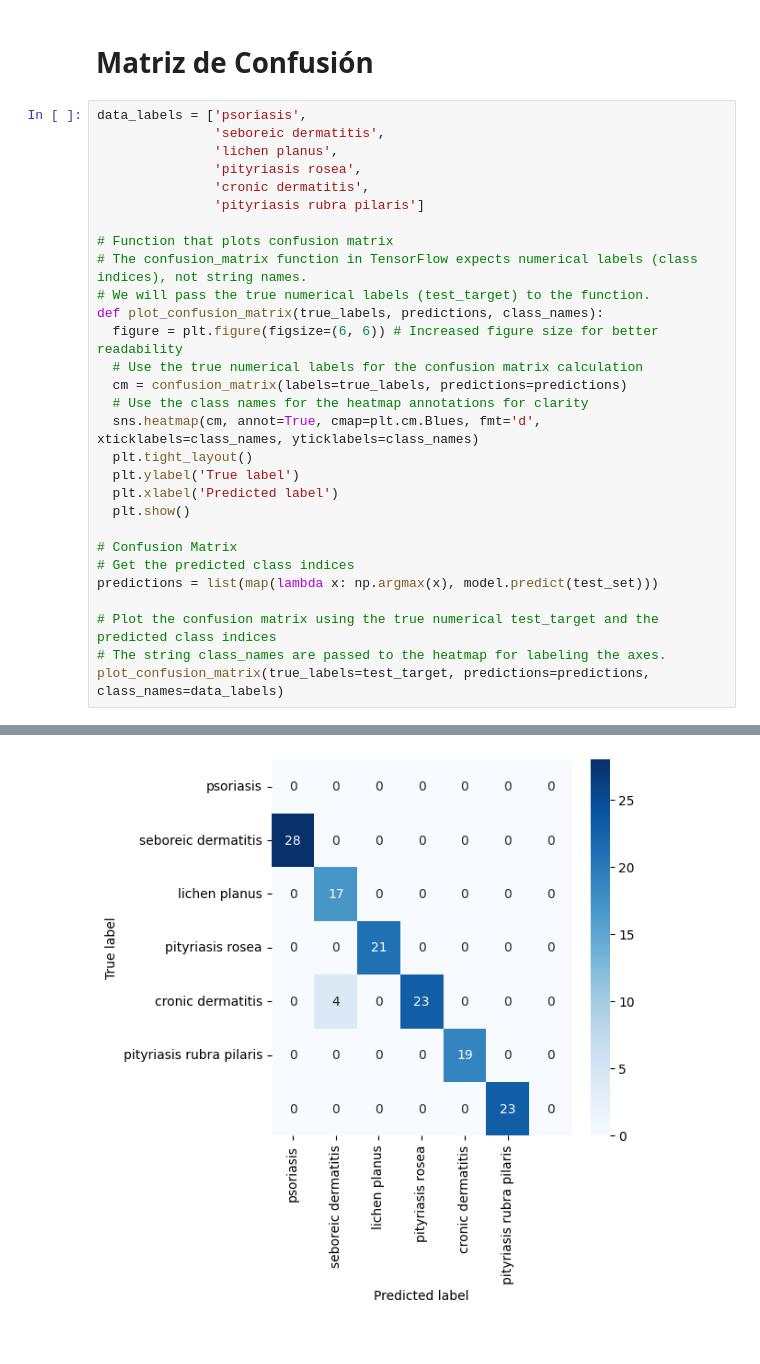
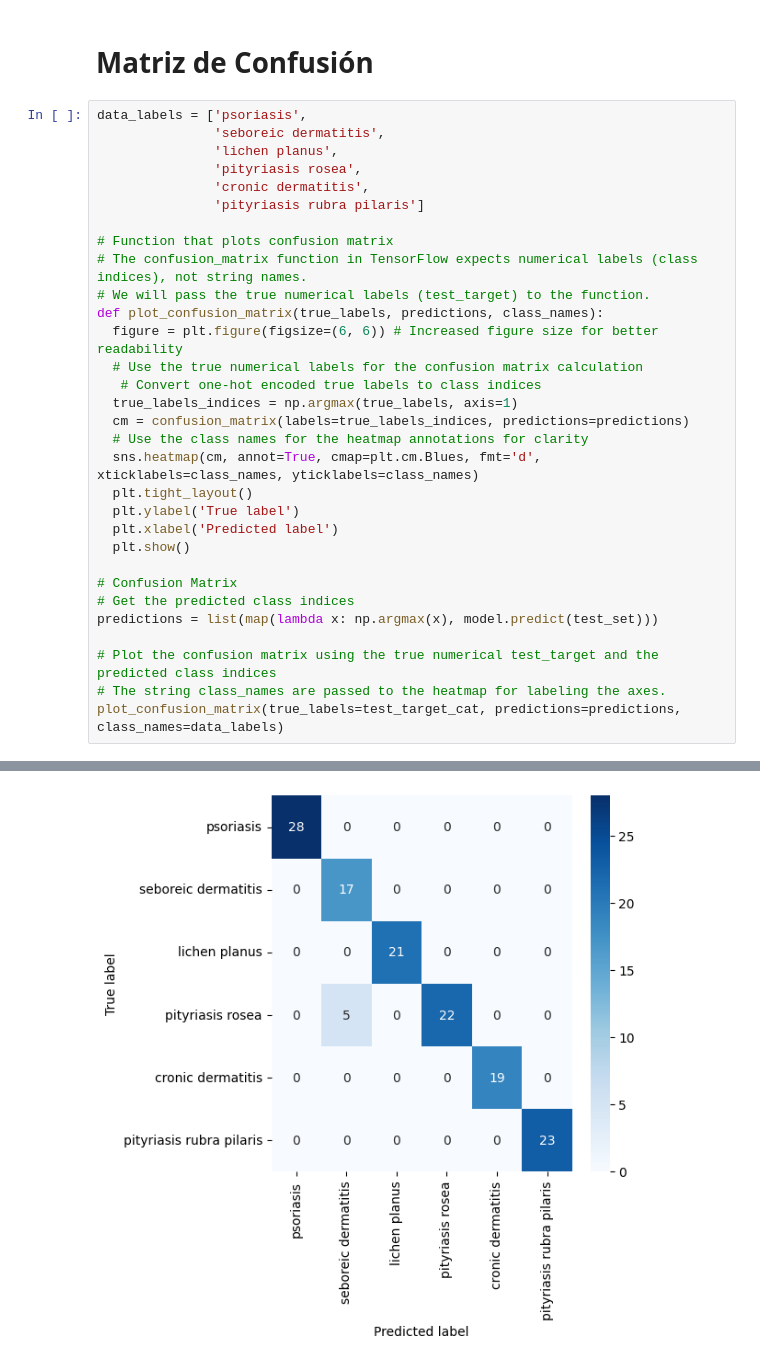
Before and after one commit to LFGuzman2105/proyecto_sp1_IA, a Jupyter notebook: proyecto_IA_dermatologia.ipynb, the cells around one changed output, grey strips where cells are left out. Cells and saved outputs as stored; diff of their text form.

```diff
--- a/proyecto_IA_dermatologia.ipynb
+++ b/proyecto_IA_dermatologia.ipynb
@@ -279,7 +297,9 @@ data_labels = ['psoriasis',
 def plot_confusion_matrix(true_labels, predictions, class_names):
   figure = plt.figure(figsize=(6, 6)) # Increased figure size for better readability
   # Use the true numerical labels for the confusion matrix calculation
-  cm = confusion_matrix(labels=true_labels, predictions=predictions)
+   # Convert one-hot encoded true labels to class indices
+  true_labels_indices = np.argmax(true_labels, axis=1)
+  cm = confusion_matrix(labels=true_labels_indices, predictions=predictions)
   # Use the class names for the heatmap annotations for clarity
   sns.heatmap(cm, annot=True, cmap=plt.cm.Blues, fmt='d', xticklabels=class_names, yticklabels=class_names)
   plt.tight_layout()
@@ -293,5 +313,5 @@ predictions = list(map(lambda x: np.argmax(x), model.predict(test_set)))
 
 # Plot the confusion matrix using the true numerical test_target and the predicted class indices
 # The string class_names are passed to the heatmap for labeling the axes.
-plot_confusion_matrix(true_labels=test_target, predictions=predictions, class_names=data_labels)
+plot_confusion_matrix(true_labels=test_target_cat, predictions=predictions, class_names=data_labels)
 # %% [output]
@@ -299 +319 @@ plot_confusion_matrix(true_labels=test_target, predictions=predictions, class_na
-[figure, old version]
+[figure, new version]
```
Also changed, not shown: parts of 4 cells of this notebook.
